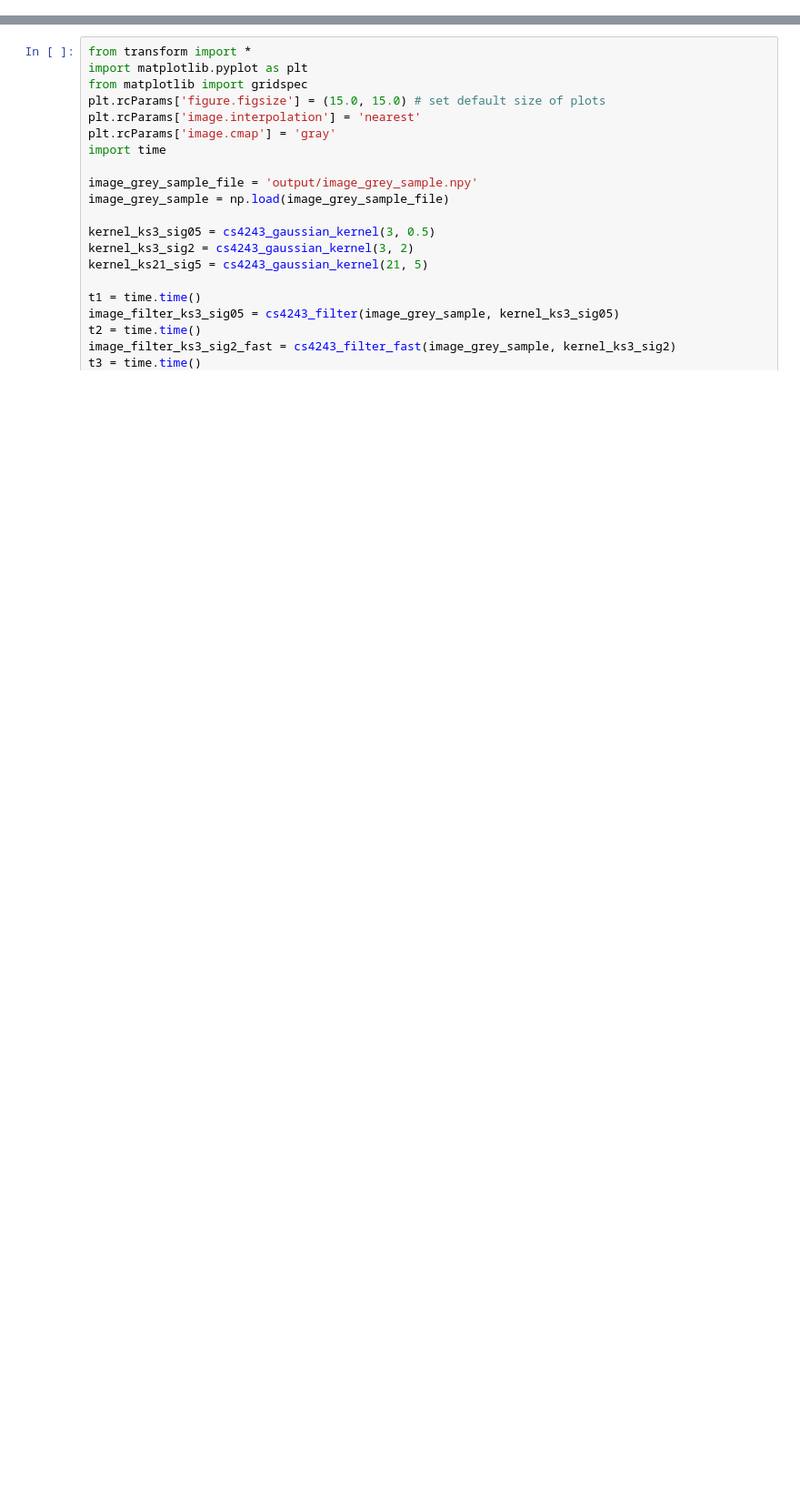
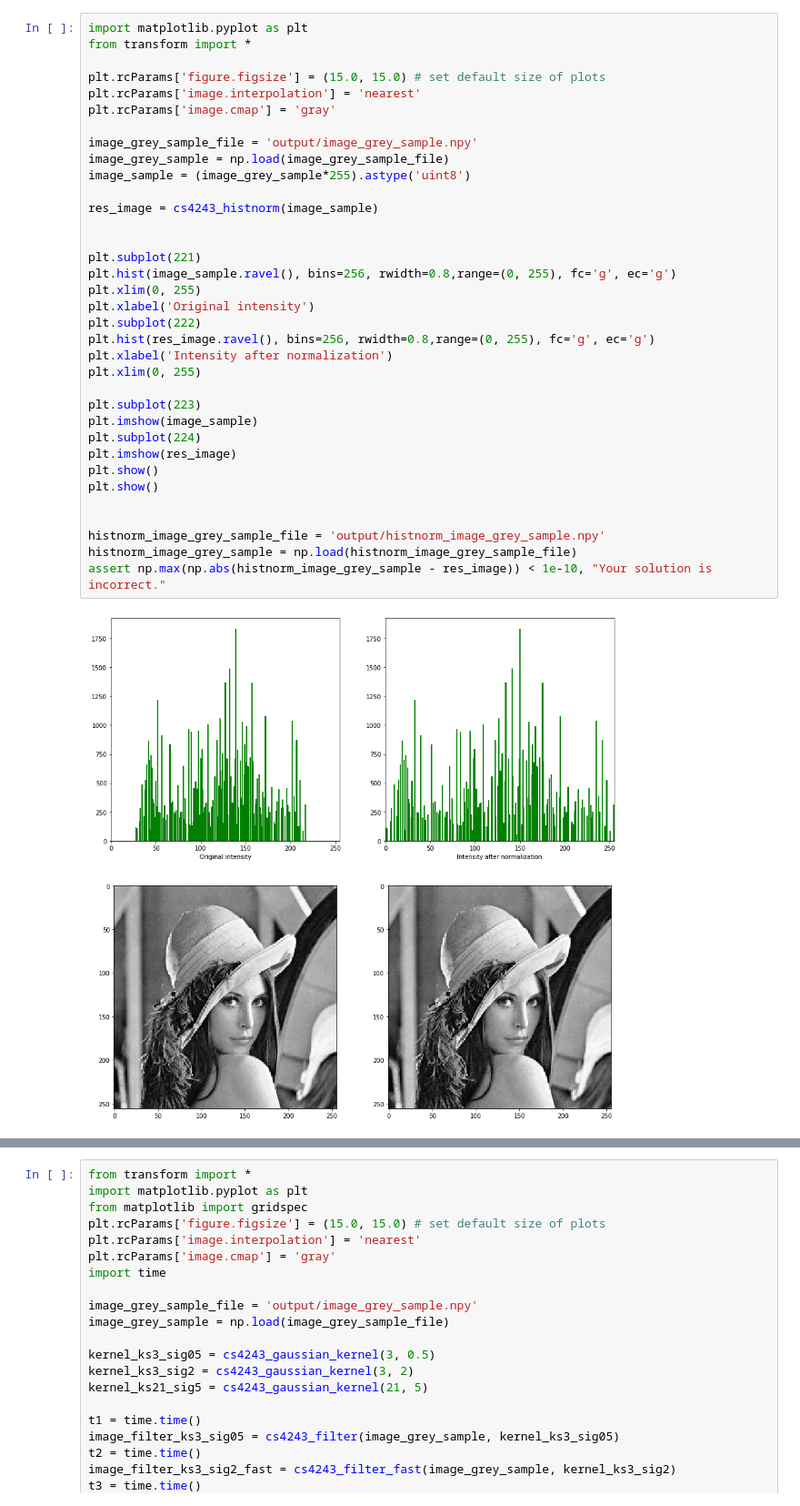
Before and after one commit to CS4243ComputerVision/Lab1, a Jupyter notebook: src/main.ipynb, the cells around one changed output, grey strips where cells are left out. Shown at 91% size. Saved outputs shown, nothing was run; the diff lists cells and outputs as text; blank space fills up the shorter version.

```diff
--- a/src/main.ipynb
+++ b/src/main.ipynb
@@ -58,0 +104,37 @@ assert np.max(np.abs(image_resize_sample - image_resize)) < 1e-10, "Your solutio
+# %%
+import matplotlib.pyplot as plt
+from transform import *
+
+plt.rcParams['figure.figsize'] = (15.0, 15.0) # set default size of plots
+plt.rcParams['image.interpolation'] = 'nearest'
+plt.rcParams['image.cmap'] = 'gray'
+
+image_grey_sample_file = 'output/image_grey_sample.npy'
+image_grey_sample = np.load(image_grey_sample_file)
+image_sample = (image_grey_sample*255).astype('uint8')
+
+res_image = cs4243_histnorm(image_sample)
+
+
+plt.subplot(221)
+plt.hist(image_sample.ravel(), bins=256, rwidth=0.8,range=(0, 255), fc='g', ec='g')
+plt.xlim(0, 255)
+plt.xlabel('Original intensity')
+plt.subplot(222)
+plt.hist(res_image.ravel(), bins=256, rwidth=0.8,range=(0, 255), fc='g', ec='g')
+plt.xlabel('Intensity after normalization')
+plt.xlim(0, 255)
+
+plt.subplot(223)
+plt.imshow(image_sample)
+plt.subplot(224)
+plt.imshow(res_image)
+plt.show()
+plt.show()
+
+
+histnorm_image_grey_sample_file = 'output/histnorm_image_grey_sample.npy'
+histnorm_image_grey_sample = np.load(histnorm_image_grey_sample_file)
+assert np.max(np.abs(histnorm_image_grey_sample - res_image)) < 1e-10, "Your solution is incorrect."
+# %% [output]
+[figure, added]
```
Also changed, not shown: parts of 18 cells of this notebook, 9 other files.
